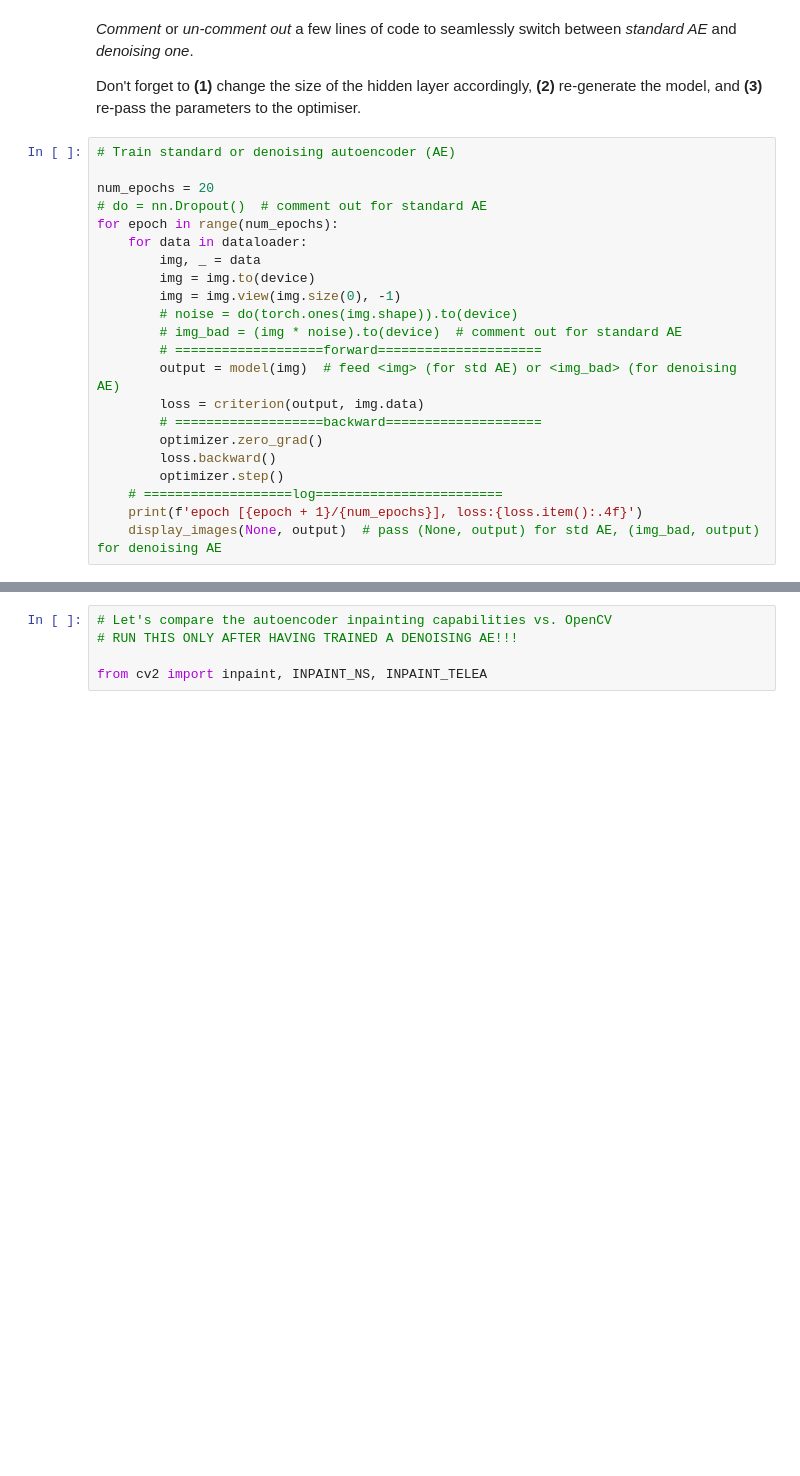
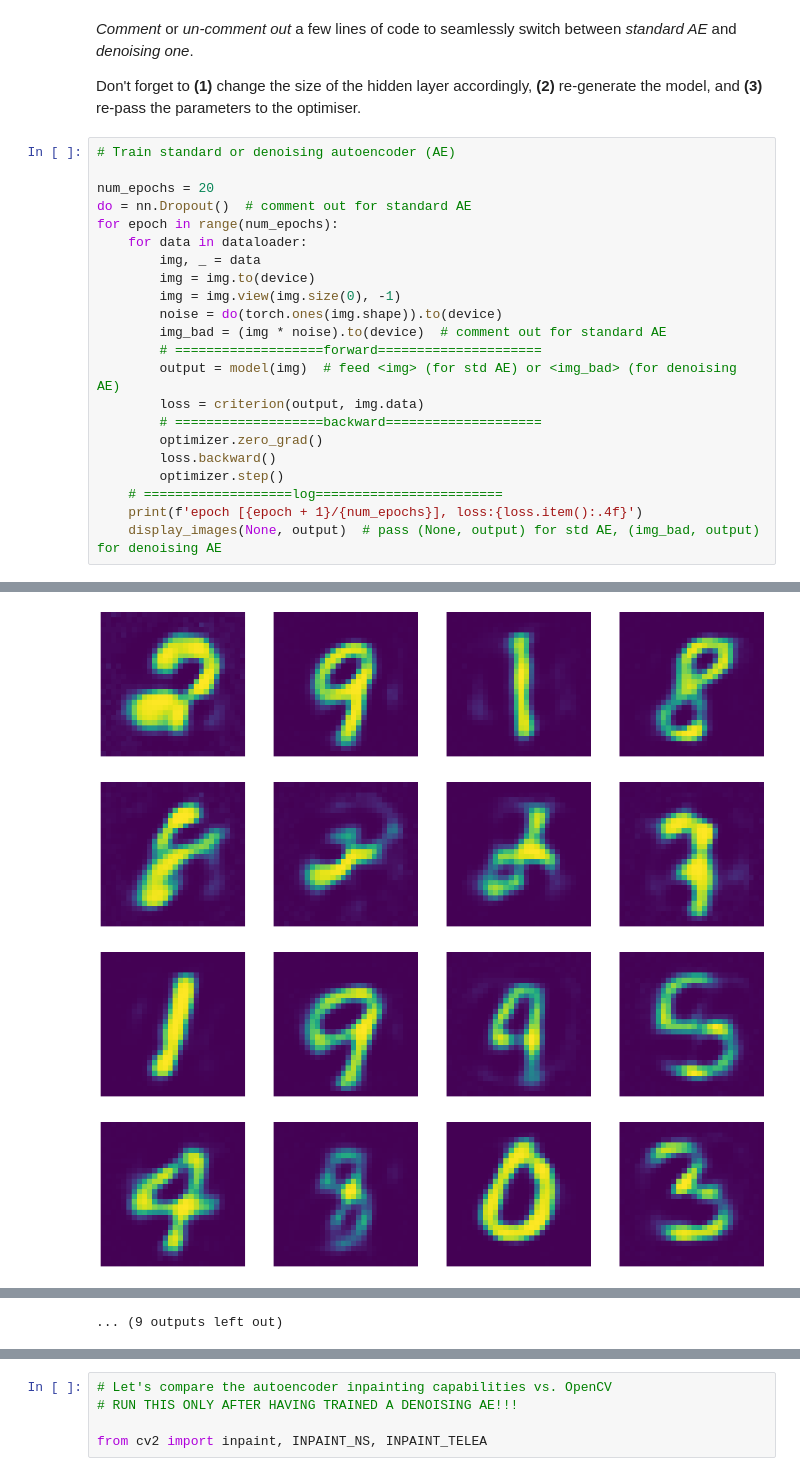
Before and after one commit to Anri-Lombard/Deep-Learning-NYU, a Jupyter notebook: Week 7/Notebooks/10-autoencoder.ipynb, the cells around one changed output, grey strips where cells are left out. Cells and saved outputs as stored; diff of their text form; blank space fills up the shorter version.

```diff
--- a/Week 7/Notebooks/10-autoencoder.ipynb
+++ b/Week 7/Notebooks/10-autoencoder.ipynb
@@ -106,14 +90,14 @@ Don't forget to **(1)** change the size of the hidden layer accordingly, **(2)**
 # Train standard or denoising autoencoder (AE)
 
 num_epochs = 20
-# do = nn.Dropout()  # comment out for standard AE
+do = nn.Dropout()  # comment out for standard AE
 for epoch in range(num_epochs):
     for data in dataloader:
         img, _ = data
         img = img.to(device)
         img = img.view(img.size(0), -1)
-        # noise = do(torch.ones(img.shape)).to(device)
-        # img_bad = (img * noise).to(device)  # comment out for standard AE
+        noise = do(torch.ones(img.shape)).to(device)
+        img_bad = (img * noise).to(device)  # comment out for standard AE
         # ===================forward=====================
         output = model(img)  # feed <img> (for std AE) or <img_bad> (for denoising AE)
         loss = criterion(output, img.data)
@@ -128,0 +132,4 @@ KeyboardInterrupt:
+[figure, added]
+[figure, added]
+[figure, added]
+[figure, added]
@@ -129,3 +143,4 @@ KeyboardInterrupt:
+... (9 outputs left out)
 # %%
 # Visualise a few kernels of the encoder
 
```
Also changed, not shown: parts of 5 cells of this notebook.
